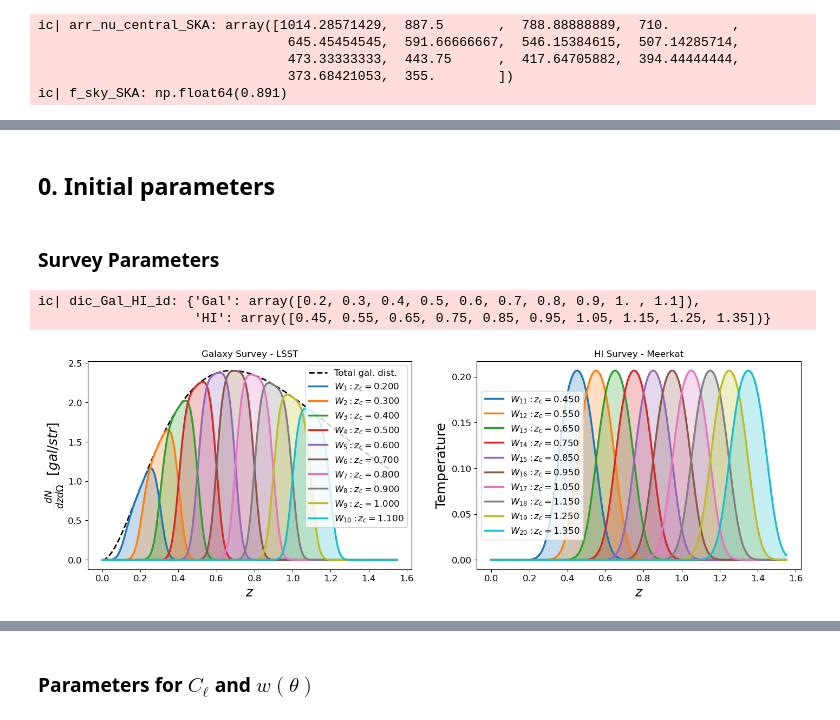
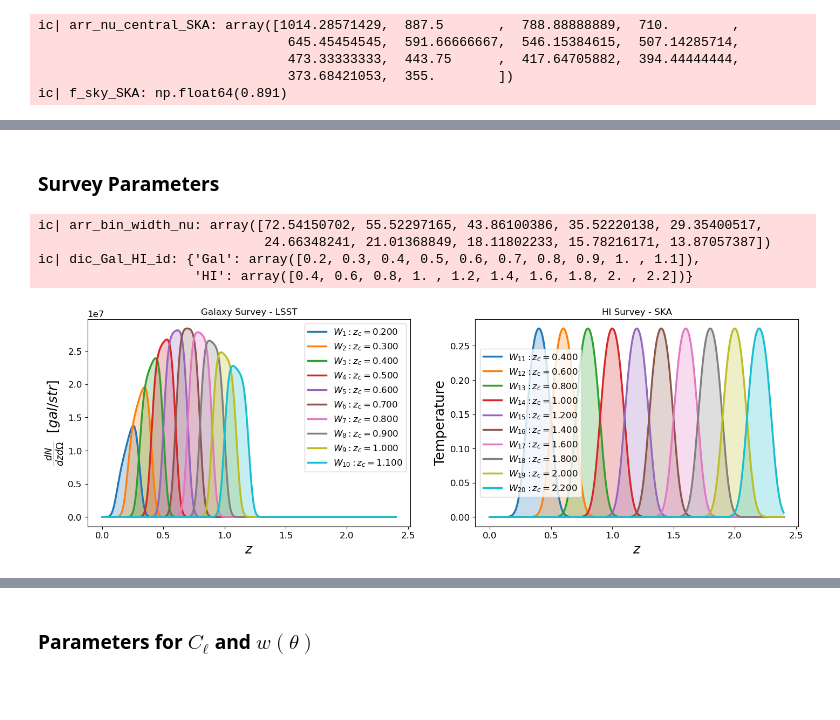
Before and after one commit to GreenTS27/Photo_Surveys-HI_IM-Fisher_Matrix, a Jupyter notebook: Fisher_Matrix_C_ell_vs_w_t.ipynb, the cells around one changed output, grey strips where cells are left out. Drawn from its saved outputs; the diff is of its cells as text; code cells hidden in the pictures; blank space fills up the shorter version.

Commit message:
Organize and upadte init param

```diff
--- a/Fisher_Matrix_C_ell_vs_w_t.ipynb
+++ b/Fisher_Matrix_C_ell_vs_w_t.ipynb
@@ -58,9 +626,9 @@ galaxy clustering](https://www.aanda.org/articles/aa/full_html/2022/06/aa42419-2
 Notes. Number density (in units of gal/bin/arcmin2), galaxy bias, and from local the count Flagship slope simulation. used in each A simple photometric fit for b(z) bin. and Values s(z) are can extracted be found in Appendix C.
 # %%
 # Montanari Euclid parameters
-# def pz_Euclid(z, z0):
-#     pz = z**2 * np.exp( -(z/z0)**(3/2) )
-#     return pz
+def pz_Euclid(z, z0):
+    pz = z**2 * np.exp( -(z/z0)**(3/2) )
+    return pz
 
 # def gal_bias_Euclid(z, b0=1):
 #     b_z = b0 * np.sqrt(1+z)
@@ -72,9 +640,9 @@ Notes. Number density (in units of gal/bin/arcmin2), galaxy bias, and from local
 #     del s_0, s_1, s_2, s_3
 #     return np.round(s_z, 3)
 
-# z0_Euclid = 0.9/1.42      # z_mean = 0.9
+z0_Euclid = 0.9/1.42      # z_mean = 0.9
 # N_gal_Euclid = 3.5*10**8  # galaxies / redshift / steradian
-# f_sky_Euclid = 0.375
+f_sky_Euclid = 0.375
 
 
 ### Euclid preparation: XIX. Impact of magnification on photometric galaxy clustering
@@ -85,6 +653,6 @@ arr_ngal_bin_Euclid = (np.array([0.758, 2.607, 4.117, 3.837, 3.861, 3.730, 3.000
 arr_bias_gal_Euclid = np.array([0.624, 0.921, 1.116, 1.350, 1.539, 1.597, 1.836, 1.854, 2.096, 2.270, 2.481, 2.193, 2.160])
 arr_mag_bias_Euclid = np.array([0.023, 0.135, 0.248, 0.253, 0.227, 0.280, 0.392, 0.481, 0.603, 0.787, 1.057, 1.138, 1.094])
 
-f_sky_Euclid = np.around(1/2 * (1 - np.cos( np.radians(np.sqrt(400)) )), 3 )
+# f_sky_Euclid = np.around(1/2 * (1 - np.cos( np.radians(np.sqrt(400)) )), 3 )
 ic(f_sky_Euclid)
 # %% [output]
@@ -106,8 +675,8 @@ np.float64(0.03)
 # %%
 #Set bins for DES - Fonsea 2016
 
-# def pz_DES(z, z0=0.57):
-#     return (z/z0)**1.04*np.exp(-(z/z0)**1.34)  # arcmin**-2
+def pz_DES(z, z0=0.57):
+    return (z/z0)**1.04*np.exp(-(z/z0)**1.34)  # arcmin**-2
 
 def gal_bias_DES(z):
     return 1+0.84*z
@@ -117,7 +686,7 @@ def mag_bias_DES(z, s0=0.132, s1=0.259, s2=0.281, s3=0.691, s4=0.409, s5=0.152):
     del s0, s1, s2, s3, s4, s5
     return s_z
 
-# z0_DES = 0.57
+z0_DES = 0.57
 # N_gal_DES      = 22.36 # galaxies / redshift / arcmin^2
 # N_gal_DES_deg2 = N_gal_DES * 1 / (1/60)**2   # galaxies / redshift * 1/deg^2
 # N_gal_DES_str  = N_gal_DES_deg2 * 1 / (np.pi/180)**2 #deg^2 to strd; galaxies / redshift * 1/strd
@@ -128,6 +697,7 @@ def mag_bias_DES(z, s0=0.132, s1=0.259, s2=0.281, s3=0.691, s4=0.409, s5=0.152):
 arr_z_min_DES = np.array([0.20, 0.40, 0.55, 0.70, 0.85, 0.95])
 arr_z_max_DES = np.array([0.40, 0.55, 0.70, 0.85, 0.95, 1.05])
 arr_z_central_DES = (arr_z_min_DES + arr_z_max_DES) /2
+ic(arr_z_central_DES)
 
 # arr_z_min_long_DES = np.array([0.20, 0.40, 0.55, 0.70, 0.85, 0.95, 1.05, 1.15, 1.25, 1.35])
 # arr_z_max_long_DES = np.array([0.40, 0.55, 0.70, 0.85, 0.95, 1.05, 1.15, 1.25, 1.35, 1.45])
@@ -913,7 +891,5 @@ Afterwards, if we want to remove some of that $\ell s$ we can still use the orig
-# %% [markdown]
-## 0. Initial parameters
 # %% [markdown]
-### Survey Parameters
+### **Survey Parameters**
 # %%
 ### Galaxy Surveys
 # Survey_Gal = "Euclid"
@@ -990,19 +980,21 @@ for i in range(N_bins_Total):
             arr_bin_width[i] = bin_width_LSST
     else:
         index_HI = i-N_bins_Gal
-        if Survey_HI == "Meerkat":
-            arr_z_central[i] = arr_z_central_MK[index_HI]
-            arr_bin_width[i] = bin_width_MK
-            # arr_bin_width[i] = np.abs(arr_z_central_MK[index_HI] - arr_z_central_MK[index_HI+1])/2
+        arr_z_central[i] = arr_z_central_HI[index_HI]
+        arr_bin_width[i] = bin_width_HI
+        nu_1 = nu_ref / (arr_z_central_HI[index_HI]-bin_width_HI/2 + 1)
+        nu_2 = nu_ref / (arr_z_central_HI[index_HI]+bin_width_HI/2 +1)
+        arr_bin_width_nu[index_HI] =  np.abs( nu_1 - nu_2 )
+        # if Survey_HI == "Meerkat":
+        #     arr_z_central[i] = arr_z_central_MK[index_HI]
+        #     arr_bin_width[i] = bin_width_MK
+        #     # arr_bin_width[i] = np.abs(arr_z_central_MK[index_HI] - arr_z_central_MK[index_HI+1])/2
 
-            arr_bin_width_nu[index_HI] = np.abs(arr_nu_central_MK[index_HI] - arr_nu_central_MK[index_HI+1])/2
-        if Survey_HI == "SKA":
-            arr_z_central[i] = arr_z_central_SKA[index_HI]
-            arr_bin_width[i] = bin_width_SKA
-            # arr_bin_width[i] = np.abs(arr_z_min_SKA[index_HI] - arr_z_max_SKA[index_HI])
+        #     arr_bin_width_nu[index_HI] = nu_ref / (bin_width_MK+1)
+        #     # arr_bin_width_nu[index_HI] = np.abs(arr_nu_central_MK[index_HI] - arr_nu_central_MK[index_HI+1])/2
+        # if Survey_HI == "SKA":
 
-            arr_bin_width_nu[index_HI] = np.abs(arr_nu_central_SKA[index_HI] - arr_nu_central_SKA[index_HI])/2
-
+ic(arr_bin_width_nu)
 
 # Identify the z-bins of Gal and HI survey
 dic_Gal_HI_id  = {}
@@ -1026,22 +1018,22 @@ for i, z_c in enumerate(arr_z_central):
 
 
 dic_Window  = Window_func_Gal_HI(arr_zs, arr_z_central, z0_value, N_gal_value,
-                                arr_sigma_val=arr_sigma_z, arr_bin_width=arr_bin_width, func_pz=func_pz, W_func="W_erf",
+                                arr_sigma_val=arr_sigma_z, arr_bin_width=arr_bin_width,
+                                arr_n_gal=arr_ngal_bin, func_pz=func_pz, W_func="W_erf",
                                 dic_Gal_HI_id=dic_Gal_HI_id,
-                                Show_WS=True, Fig_y_unit="gal/str", Name_Survey_Gal=Survey_Gal, Name_Survey_HI=Survey_HI )
+                                Show_WS=True, Fig_y_unit="gal/str",
+                                Name_Survey_Gal=Survey_Gal, Name_Survey_HI=Survey_HI )
 # Bias values
 dic_gal_bias = {}
 for i, z_c in enumerate(arr_z_central):
 
-    if z_c in dic_Gal_HI_id["Gal"] and Survey_Gal=="LSST":
-        dic_gal_bias[z_c] = arr_gal_bias_LSST_Y10[i]
+    if z_c in dic_Gal_HI_id["Gal"] and Survey_Gal=="DES":
+        dic_gal_bias[z_c] = bias_func_Gal(z_c)
     elif z_c in dic_Gal_HI_id["Gal"]:
-        dic_gal_bias[z_c] = bias_func_Gal(z_c)
+        dic_gal_bias[z_c] = arr_bias_gal[i]
 
     if z_c in dic_Gal_HI_id["HI"] :
         dic_gal_bias[z_c] = bias_HI(z_c)
-    # elif z_c in dic_Gal_HI_id["HI"] and Survey_HI=="SKA":
-    #     dic_gal_bias[z_c] = arr_gal_bias_SKA[i-N_bins_Gal]
 
 
 # Calculate combinations of z-bins
@@ -1050,20 +1042,22 @@ Data_arr_zs_full= np.zeros( (int(N_bins_Total*(N_bins_Total+1)/2), 2) )   # The
 count = 0
 for i in range(N_bins_Total):
 
     z_c_i = arr_z_central[i]
     Data_arr_zs_auto[i] = np.array( [z_c_i, z_c_i] )
 
     for j in range( N_bins_Total -i ):
         z_c_j = arr_z_central[i+j]  # We do i+j since we don't want to repeat combinations
         Data_arr_zs_full[count] = np.array( [z_c_i, z_c_j] )
         count+=1
 
 del i, j, z_c_i, z_c_j, count
 # ic(Data_arr_zs_full)
 ic((len(Data_arr_zs_full)))
-ic((Data_arr_zs_full))
+# ic((Data_arr_zs_full))
 # %% [output]
+ic| arr_bin_width_nu: array([72.54150702, 55.52297165, 43.86100386, 35.52220138, 29.35400517,
+                             24.66348241, 21.01368849, 18.11802233, 15.78216171, 13.87057387])
 ic| dic_Gal_HI_id: {'Gal': array([0.2, 0.3, 0.4, 0.5, 0.6, 0.7, 0.8, 0.9, 1. , 1.1]),
-                    'HI': array([0.45, 0.55, 0.65, 0.75, 0.85, 0.95, 1.05, 1.15, 1.25, 1.35])}
+                    'HI': array([0.4, 0.6, 0.8, 1. , 1.2, 1.4, 1.6, 1.8, 2. , 2.2])}
-[figure, old version]
+[figure, new version]
 ic| len(Data_arr_zs_full): 210
```
Also changed, not shown: parts of 42 cells of this notebook.
